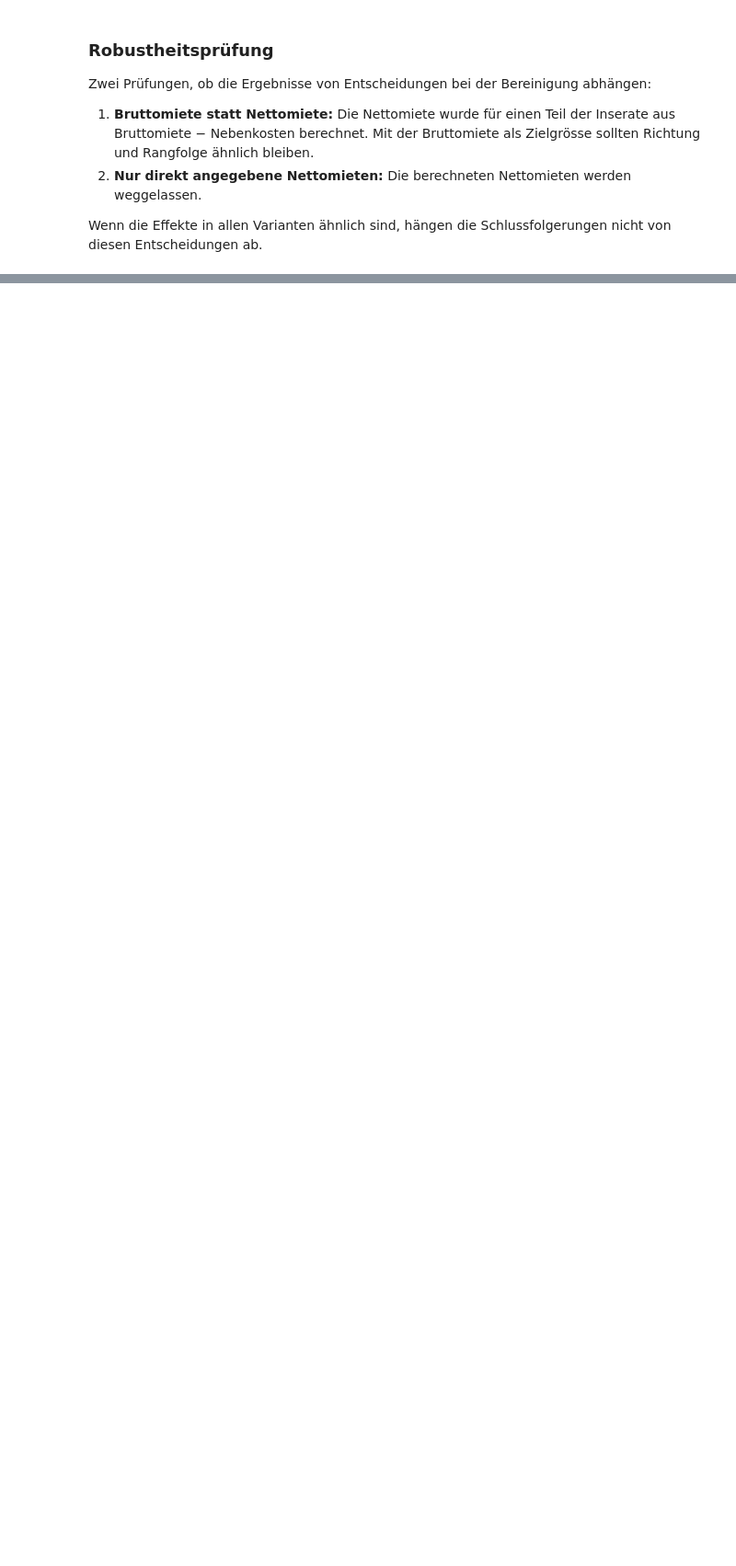
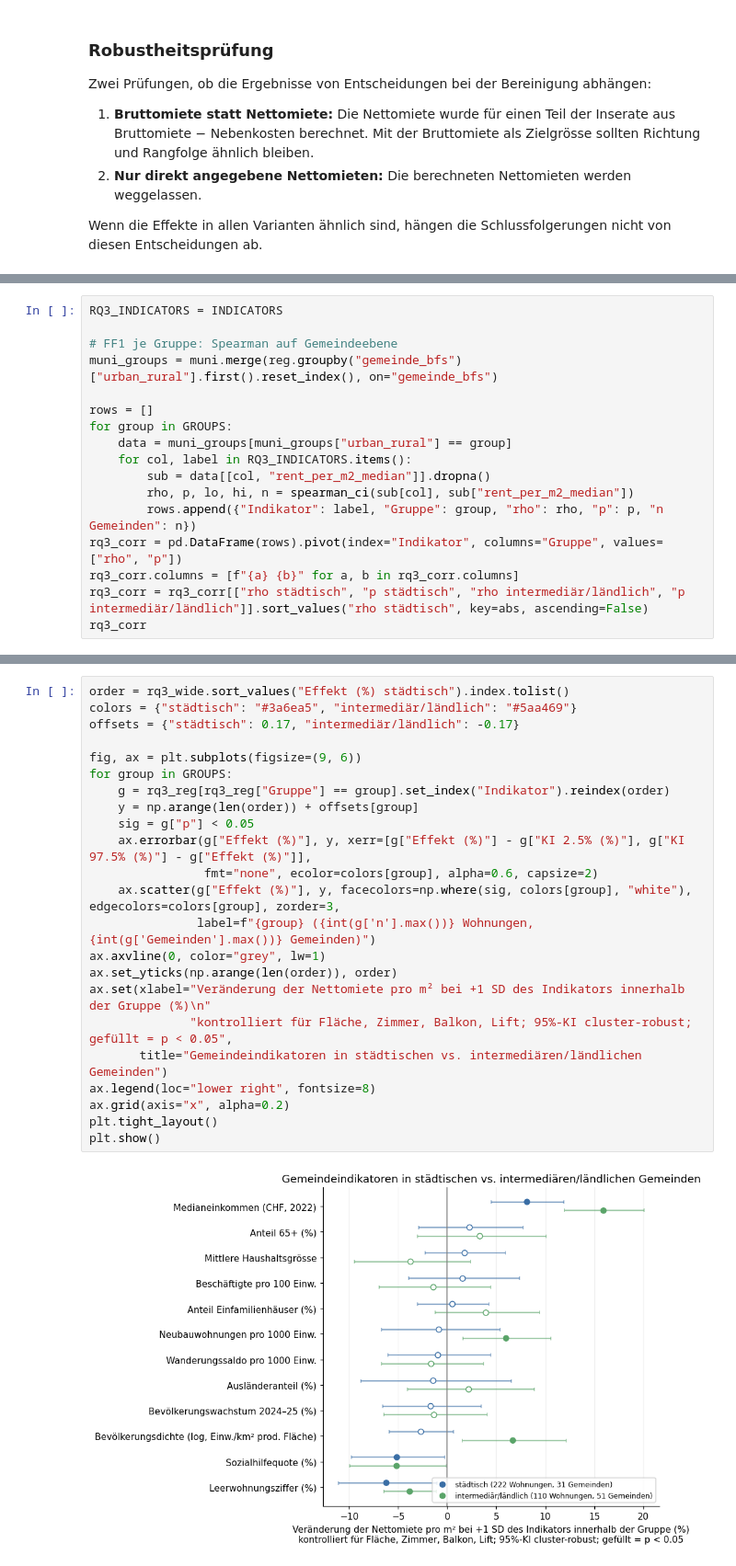
Before and after one commit to ruefeenr/CIP_HS26_204, a Jupyter notebook: scripts/rent_factors_analysis.ipynb, the cells around one changed output, grey strips where cells are left out. Shown at 92% size. Drawn from its saved outputs; the diff is of its cells as text; blank space fills up the shorter version.

```diff
--- a/scripts/rent_factors_analysis.ipynb
+++ b/scripts/rent_factors_analysis.ipynb
@@ -506,0 +552,17 @@ robust
+# %%
+RQ3_INDICATORS = INDICATORS
+
+# FF1 je Gruppe: Spearman auf Gemeindeebene
+muni_groups = muni.merge(reg.groupby("gemeinde_bfs")["urban_rural"].first().reset_index(), on="gemeinde_bfs")
+
+rows = []
+for group in GROUPS:
+    data = muni_groups[muni_groups["urban_rural"] == group]
+    for col, label in RQ3_INDICATORS.items():
+        sub = data[[col, "rent_per_m2_median"]].dropna()
+        rho, p, lo, hi, n = spearman_ci(sub[col], sub["rent_per_m2_median"])
+        rows.append({"Indikator": label, "Gruppe": group, "rho": rho, "p": p, "n Gemeinden": n})
+rq3_corr = pd.DataFrame(rows).pivot(index="Indikator", columns="Gruppe", values=["rho", "p"])
+rq3_corr.columns = [f"{a} {b}" for a, b in rq3_corr.columns]
+rq3_corr = rq3_corr[["rho städtisch", "p städtisch", "rho intermediär/ländlich", "p intermediär/ländlich"]].sort_values("rho städtisch", key=abs, ascending=False)
+rq3_corr
@@ -506,0 +630,25 @@ robust
+# %%
+order = rq3_wide.sort_values("Effekt (%) städtisch").index.tolist()
+colors = {"städtisch": "#3a6ea5", "intermediär/ländlich": "#5aa469"}
+offsets = {"städtisch": 0.17, "intermediär/ländlich": -0.17}
+
+fig, ax = plt.subplots(figsize=(9, 6))
+for group in GROUPS:
+    g = rq3_reg[rq3_reg["Gruppe"] == group].set_index("Indikator").reindex(order)
+    y = np.arange(len(order)) + offsets[group]
+    sig = g["p"] < 0.05
+    ax.errorbar(g["Effekt (%)"], y, xerr=[g["Effekt (%)"] - g["KI 2.5% (%)"], g["KI 97.5% (%)"] - g["Effekt (%)"]],
+                fmt="none", ecolor=colors[group], alpha=0.6, capsize=2)
+    ax.scatter(g["Effekt (%)"], y, facecolors=np.where(sig, colors[group], "white"), edgecolors=colors[group], zorder=3,
+               label=f"{group} ({int(g['n'].max())} Wohnungen, {int(g['Gemeinden'].max())} Gemeinden)")
+ax.axvline(0, color="grey", lw=1)
+ax.set_yticks(np.arange(len(order)), order)
+ax.set(xlabel="Veränderung der Nettomiete pro m² bei +1 SD des Indikators innerhalb der Gruppe (%)\n"
+              "kontrolliert für Fläche, Zimmer, Balkon, Lift; 95%-KI cluster-robust; gefüllt = p < 0.05",
+       title="Gemeindeindikatoren in städtischen vs. intermediären/ländlichen Gemeinden")
+ax.legend(loc="lower right", fontsize=8)
+ax.grid(axis="x", alpha=0.2)
+plt.tight_layout()
+plt.show()
+# %% [output]
+[figure, added]
```
Also changed, not shown: parts of 9 cells of this notebook, 3 other files.
